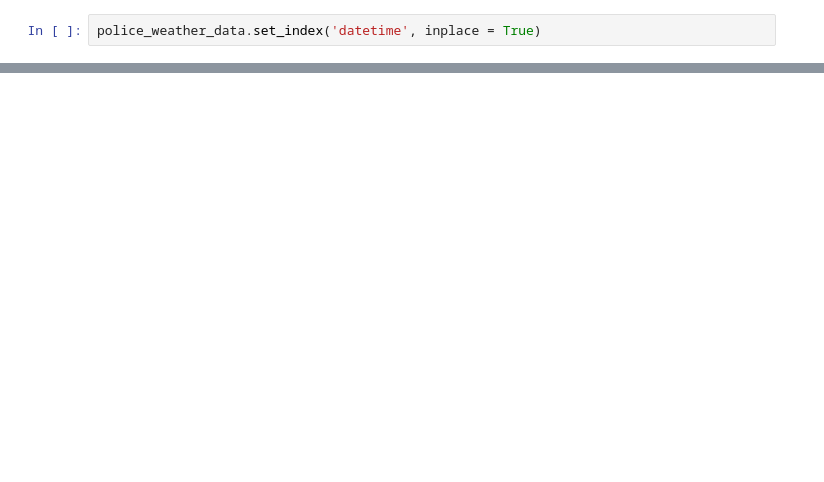
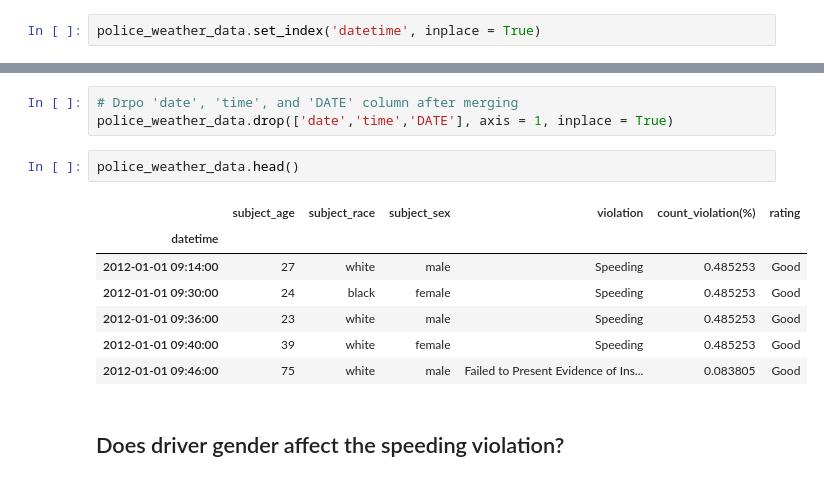
Before and after one commit to Happydogs/Aurora_Policing_Project, a Jupyter notebook: Aurora_Policing_Project.ipynb, the cells around one changed output, grey strips where cells are left out. Cells and saved outputs as stored; diff of their text form; blank space fills up the shorter version.

```diff
--- a/Aurora_Policing_Project.ipynb
+++ b/Aurora_Policing_Project.ipynb
@@ -764 +922,16 @@ Index(['date', 'time', 'location', 'subject_age', 'subject_race',
       dtype='object')
+# %%
+# Drpo 'date', 'time', and 'DATE' column after merging
+police_weather_data.drop(['date','time','DATE'], axis = 1, inplace = True)
+# %%
+police_weather_data.head()
+# %% [output]
+|  | subject_age | subject_race | subject_sex | violation | count_violation(%) | rating |
+| datetime |  |  |  |  |  |  |
+| 2012-01-01 09:14:00 | 27 | white | male | Speeding | 0.485253 | Good |
+| 2012-01-01 09:30:00 | 24 | black | female | Speeding | 0.485253 | Good |
+| 2012-01-01 09:36:00 | 23 | white | male | Speeding | 0.485253 | Good |
+| 2012-01-01 09:40:00 | 39 | white | female | Speeding | 0.485253 | Good |
+| 2012-01-01 09:46:00 | 75 | white | male | Failed to Present Evidence of Ins... | 0.083805 | Good |
+# %% [markdown]
+## Does driver gender affect the speeding violation?
```
Also changed, not shown: parts of 58 cells of this notebook.
